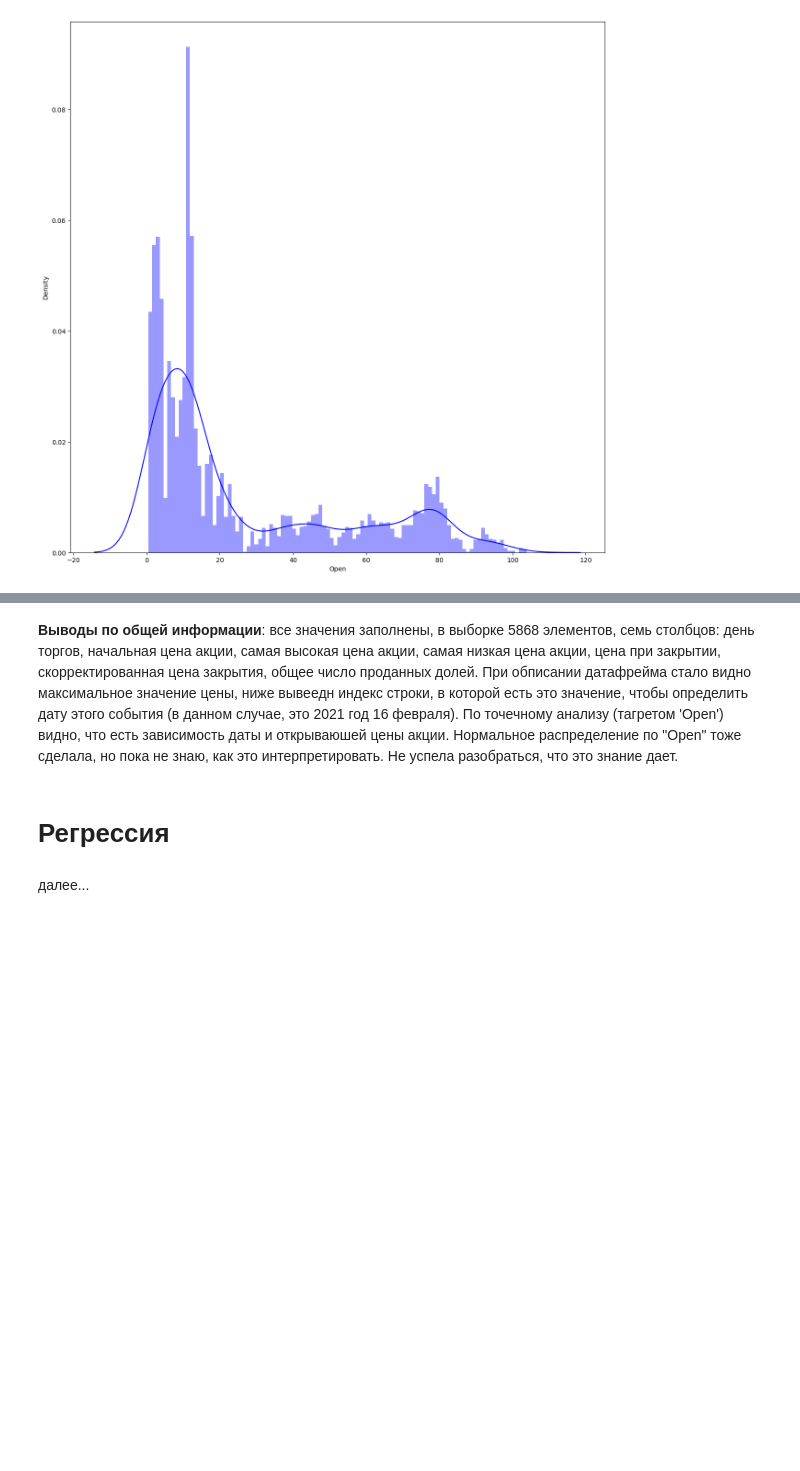
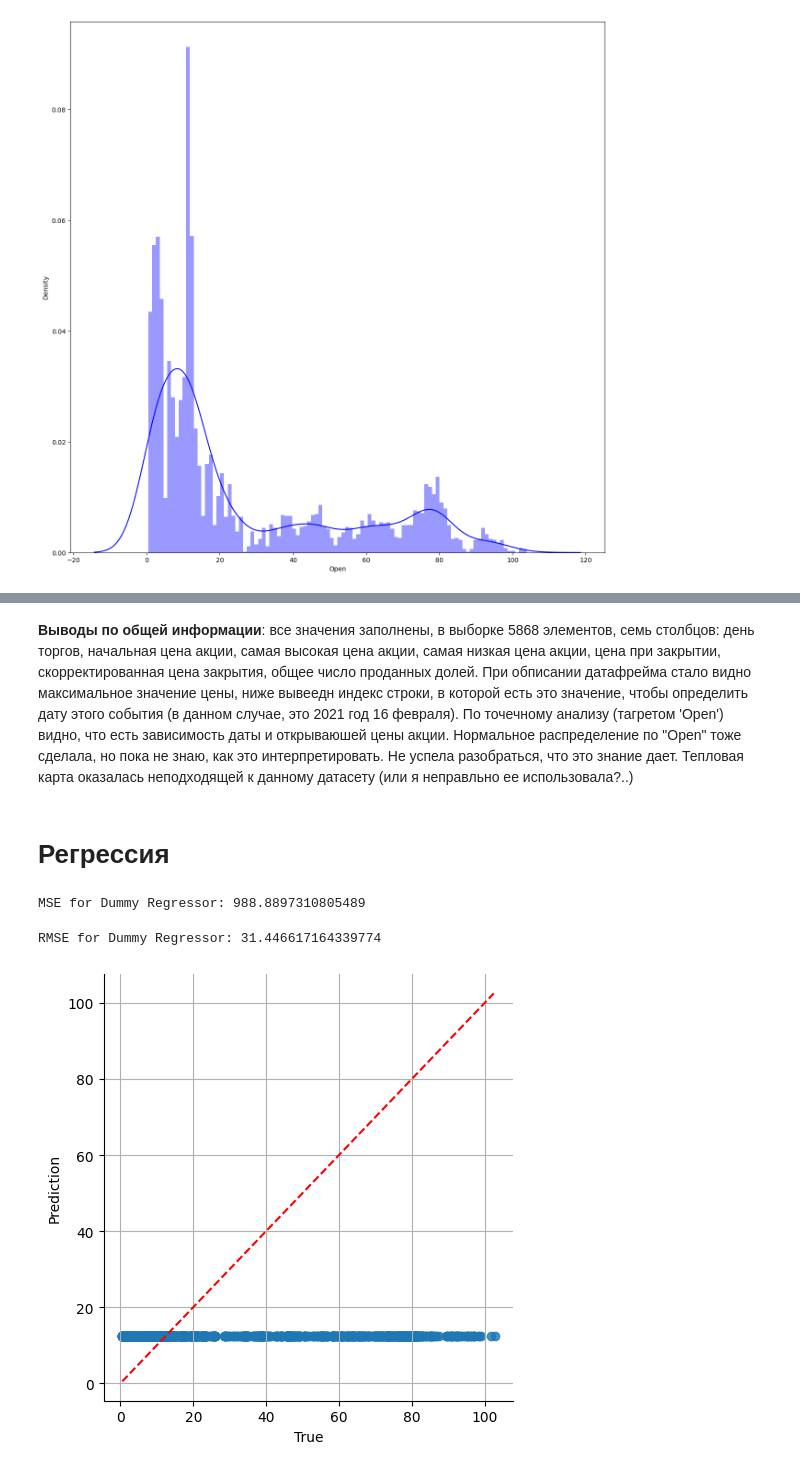
Before and after one commit to aelante/itmo_ml_course, a Jupyter notebook: ML_course_Latypova_task01.ipynb, the cells around one changed output, grey strips where cells are left out. Cells and saved outputs as stored; diff of their text form; code cells hidden in the pictures; blank space fills up the shorter version.

```diff
--- a/ML_course_Latypova_task01.ipynb
+++ b/ML_course_Latypova_task01.ipynb
@@ -102,6 +107,16 @@ sns.distplot(data_games['Open'], bins=100, color='b')
 # %% [markdown]
-**Выводы по общей информации**: все значения заполнены, в выборке 5868 элементов, семь столбцов: день торгов, начальная цена акции, самая высокая цена акции, самая низкая цена акции, цена при закрытии, скорректированная цена закрытия, общее число проданных долей. При обписании датафрейма стало видно максимальное значение цены, ниже вывеедн индекс строки, в которой есть это значение, чтобы определить дату этого события (в данном случае, это 2021 год 16 февраля). По точечному анализу (тагретом 'Open') видно, что есть зависимость даты и открываюшей цены акции. Нормальное распределение по "Open" тоже сделала, но пока не знаю, как это интерпретировать. Не успела разобраться, что это знание дает.
+**Выводы по общей информации**: все значения заполнены, в выборке 5868 элементов, семь столбцов: день торгов, начальная цена акции, самая высокая цена акции, самая низкая цена акции, цена при закрытии, скорректированная цена закрытия, общее число проданных долей. При обписании датафрейма стало видно максимальное значение цены, ниже вывеедн индекс строки, в которой есть это значение, чтобы определить дату этого события (в данном случае, это 2021 год 16 февраля). По точечному анализу (тагретом 'Open') видно, что есть зависимость даты и открываюшей цены акции. Нормальное распределение по "Open" тоже сделала, но пока не знаю, как это интерпретировать. Не успела разобраться, что это знание дает. Тепловая карта оказалась неподходящей к данному датасету (или я неправльно ее использовала?..)
 # %% [markdown]
 # Регрессия
-# %% [markdown]
-далее...
+# %%
+from sklearn. model_selection import train_test_split
+from sklearn.linear_model import LinearRegression
+from sklearn.dummy import DummyRegressor
+
+X = data_games['Date']
+y = data_games['Open']
+X_train, X_test, y_train, y_test = train_test_split(X, y, random_state=2023, test_size=0.25)
+# %%
+dummy = DummyRegressor(strategy='median')
+dummy.fit(X_train, y_train)
+y_preds_dummy = dummy.predict(X_test)
@@ -107,0 +125,21 @@ sns.distplot(data_games['Open'], bins=100, color='b')
+# %%
+print(f'MSE for Dummy Regressor: {mean_squared_error(y_test, y_preds_dummy)}')
+# %% [output]
+MSE for Dummy Regressor: 988.8897310805489
+# %%
+print(f'RMSE for Dummy Regressor: {mean_squared_error(y_test, y_preds_dummy, squared=False)}')
+# %% [output]
+RMSE for Dummy Regressor: 31.446617164339774
+# %%
+def plot_model_results(actual, predicted, title):
+  results = pd.DataFrame({'True': actual, 'Prediction': predicted})
+  sns.lmplot(x='True', y='Prediction', data=results, fit_reg=False)
+  d_line= np.arange(results.min().min(), results.max().max())
+  plt.plot(d_line, d_line, color='red', linestyle='--')
+  plt.title = title
+  plt.grid()
+  plt.show()
+# %%
+plot_model_results(y_test, y_preds_dummy, title='Dummy')
+# %% [output]
+[figure, added]
```
Also changed, not shown: parts of 3 cells of this notebook.
